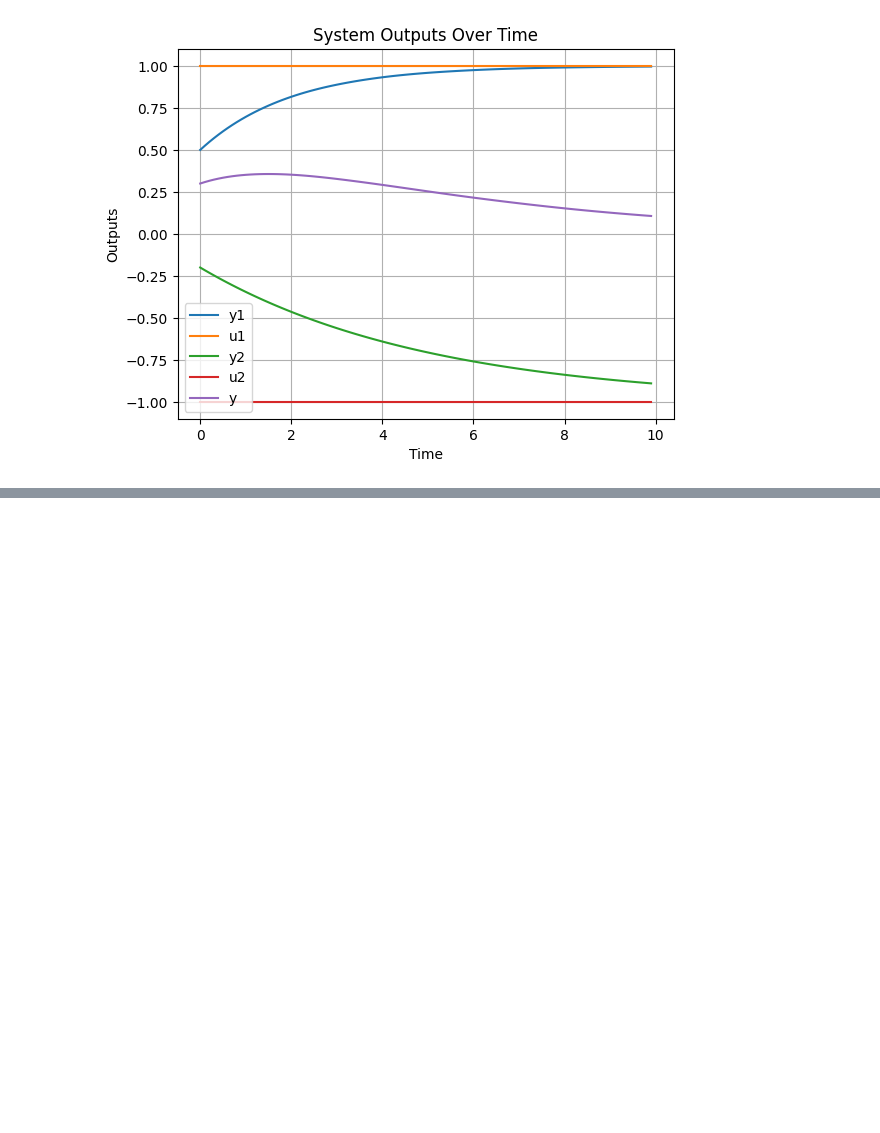
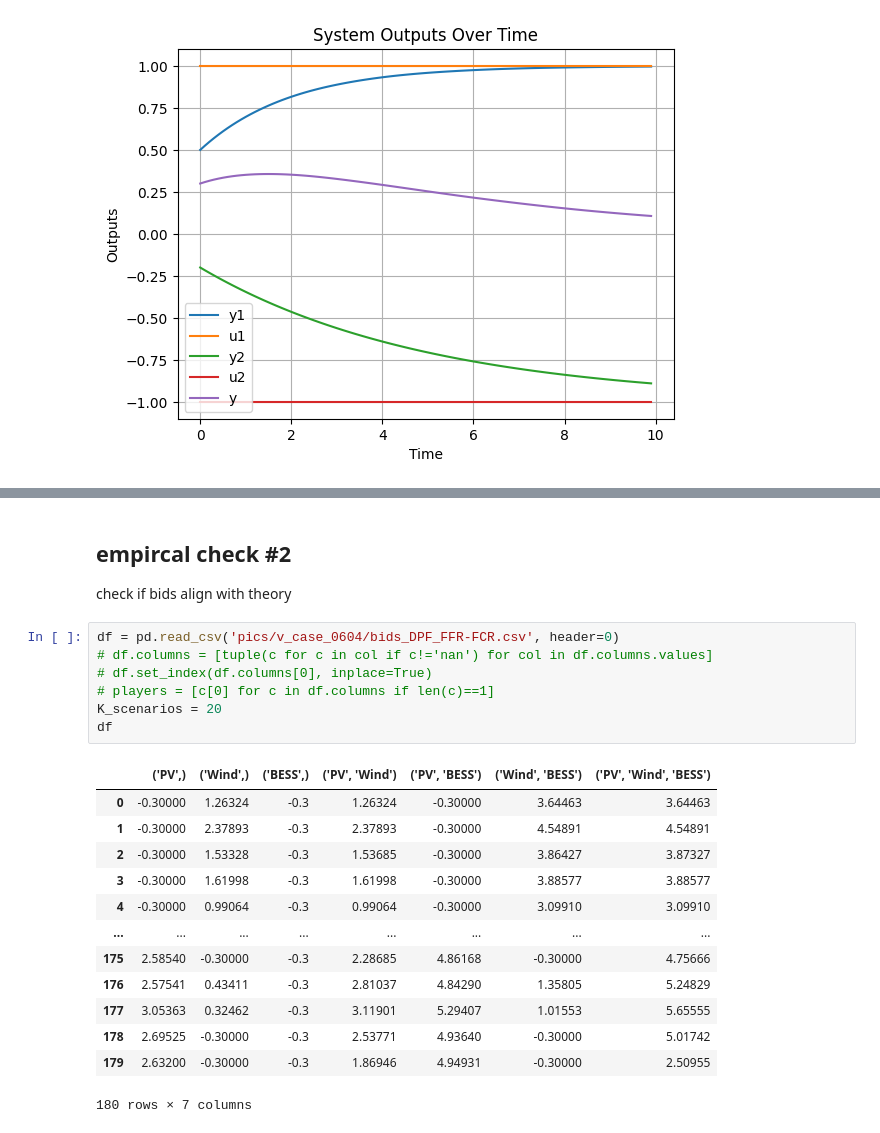
Before and after one commit to cvonholly/dvpp_reward_mechanism, a Jupyter notebook: experiments.ipynb, the cells around one changed output, grey strips where cells are left out. Saved outputs shown, nothing was run; the diff lists cells and outputs as text; blank space fills up the shorter version.

```diff
--- a/experiments.ipynb
+++ b/experiments.ipynb
@@ -139,0 +268,24 @@ plt.show()
+# %% [markdown]
+## empircal check \#2
+check if bids align with theory
+# %%
+df = pd.read_csv('pics/v_case_0604/bids_DPF_FFR-FCR.csv', header=0)
+# df.columns = [tuple(c for c in col if c!='nan') for col in df.columns.values]
+# df.set_index(df.columns[0], inplace=True)
+# players = [c[0] for c in df.columns if len(c)==1]
+K_scenarios = 20
+df
+# %% [output]
+|  | ('PV',) | ('Wind',) | ('BESS',) | ('PV', 'Wind') | ('PV', 'BESS') | ('Wind', 'BESS') | ('PV', 'Wind', 'BESS') |
+| 0 | -0.30000 | 1.26324 | -0.3 | 1.26324 | -0.30000 | 3.64463 | 3.64463 |
+| 1 | -0.30000 | 2.37893 | -0.3 | 2.37893 | -0.30000 | 4.54891 | 4.54891 |
+| 2 | -0.30000 | 1.53328 | -0.3 | 1.53685 | -0.30000 | 3.86427 | 3.87327 |
+| 3 | -0.30000 | 1.61998 | -0.3 | 1.61998 | -0.30000 | 3.88577 | 3.88577 |
+| 4 | -0.30000 | 0.99064 | -0.3 | 0.99064 | -0.30000 | 3.09910 | 3.09910 |
+| ... | ... | ... | ... | ... | ... | ... | ... |
+| 175 | 2.58540 | -0.30000 | -0.3 | 2.28685 | 4.86168 | -0.30000 | 4.75666 |
+| 176 | 2.57541 | 0.43411 | -0.3 | 2.81037 | 4.84290 | 1.35805 | 5.24829 |
+| 177 | 3.05363 | 0.32462 | -0.3 | 3.11901 | 5.29407 | 1.01553 | 5.65555 |
+| 178 | 2.69525 | -0.30000 | -0.3 | 2.53771 | 4.93640 | -0.30000 | 5.01742 |
+| 179 | 2.63200 | -0.30000 | -0.3 | 1.86946 | 4.94931 | -0.30000 | 2.50955 |
+180 rows × 7 columns
```
Also changed, not shown: parts of 14 cells of this notebook, 8 other files.
